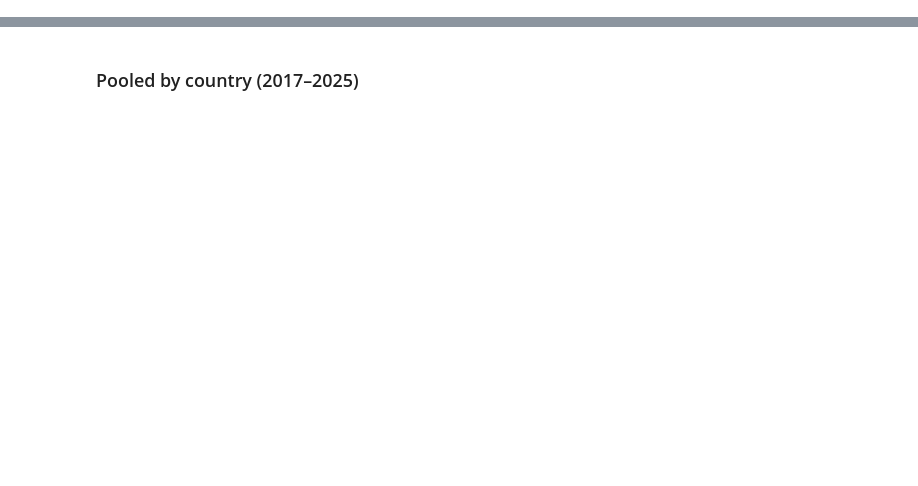
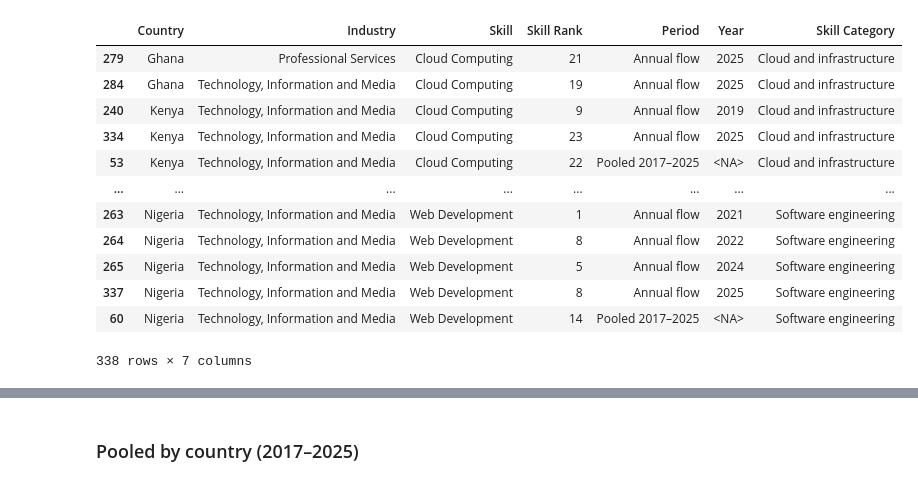
Before and after one commit to datapartnership/west-africa-labor-market-analysis, a Jupyter notebook: notebooks/linkedin-trends/linkedin-skills.ipynb, the cells around one changed output, grey strips where cells are left out. Drawn from its saved outputs; the diff is of its cells as text; code cells hidden in the pictures; blank space fills up the shorter version.

Commit message:
Add more analysis for LinkedIn

```diff
--- a/notebooks/linkedin-trends/linkedin-skills.ipynb
+++ b/notebooks/linkedin-trends/linkedin-skills.ipynb
@@ -95,0 +511,69 @@ def skill_scale(domain):
+# %%
+RELATED_SKILL_TAXONOMY = {
+    "Programming languages": [
+        "C (Programming Language)",
+        "Python (Programming Language)",
+    ],
+    "Software engineering": [
+        "Agile Web Development",
+        "Back-End Web Development",
+        "Software Development",
+        "Software Development Life Cycle (SDLC)",
+        "Web Development",
+    ],
+    "Data analysis": [
+        "Business Intelligence",
+        "Data Analysis",
+        "Data Analytics",
+        "Statistical Data Analysis",
+    ],
+    "Data science and AI": [
+        "Artificial Intelligence (AI)",
+        "Data Science",
+        "Machine Learning",
+    ],
+    "Databases": [
+        "Database Management System (DBMS)",
+        "Microsoft SQL Server",
+        "MySQL",
+        "PL/SQL",
+        "SQL",
+    ],
+    "Cloud and infrastructure": ["Cloud Computing"],
+}
+related_skill_lookup = pd.DataFrame(
+    [
+        {"Skill Category": category, "Skill": skill}
+        for category, skills in RELATED_SKILL_TAXONOMY.items()
+        for skill in skills
+    ]
+)
+related_software_data_skills = (
+    pd.concat(
+        [
+            pooled_skill_genome.assign(Period="Pooled 2017–2025", Year=pd.NA),
+            flow_skill_genome.assign(Period="Annual flow"),
+        ],
+        ignore_index=True,
+    )
+    .merge(related_skill_lookup, on="Skill", how="inner")
+    .sort_values(["Skill Category", "Skill", "Country", "Industry", "Period", "Year"])
+)
+related_software_data_skills.to_csv(
+    PROCESSED_PATH / "related_software_data_skill_locations.csv", index=False
+)
+display(related_software_data_skills)
+# %% [output]
+|  | Country | Industry | Skill | Skill Rank | Period | Year | Skill Category |
+| 279 | Ghana | Professional Services | Cloud Computing | 21 | Annual flow | 2025 | Cloud and infrastructure |
+| 284 | Ghana | Technology, Information and Media | Cloud Computing | 19 | Annual flow | 2025 | Cloud and infrastructure |
+| 240 | Kenya | Technology, Information and Media | Cloud Computing | 9 | Annual flow | 2019 | Cloud and infrastructure |
+| 334 | Kenya | Technology, Information and Media | Cloud Computing | 23 | Annual flow | 2025 | Cloud and infrastructure |
+| 53 | Kenya | Technology, Information and Media | Cloud Computing | 22 | Pooled 2017–2025 | <NA> | Cloud and infrastructure |
+| ... | ... | ... | ... | ... | ... | ... | ... |
+| 263 | Nigeria | Technology, Information and Media | Web Development | 1 | Annual flow | 2021 | Software engineering |
+| 264 | Nigeria | Technology, Information and Media | Web Development | 8 | Annual flow | 2022 | Software engineering |
+| 265 | Nigeria | Technology, Information and Media | Web Development | 5 | Annual flow | 2024 | Software engineering |
+| 337 | Nigeria | Technology, Information and Media | Web Development | 8 | Annual flow | 2025 | Software engineering |
+| 60 | Nigeria | Technology, Information and Media | Web Development | 14 | Pooled 2017–2025 | <NA> | Software engineering |
+338 rows × 7 columns
```
Also changed, not shown: parts of 18 cells of this notebook, 2 other files.
